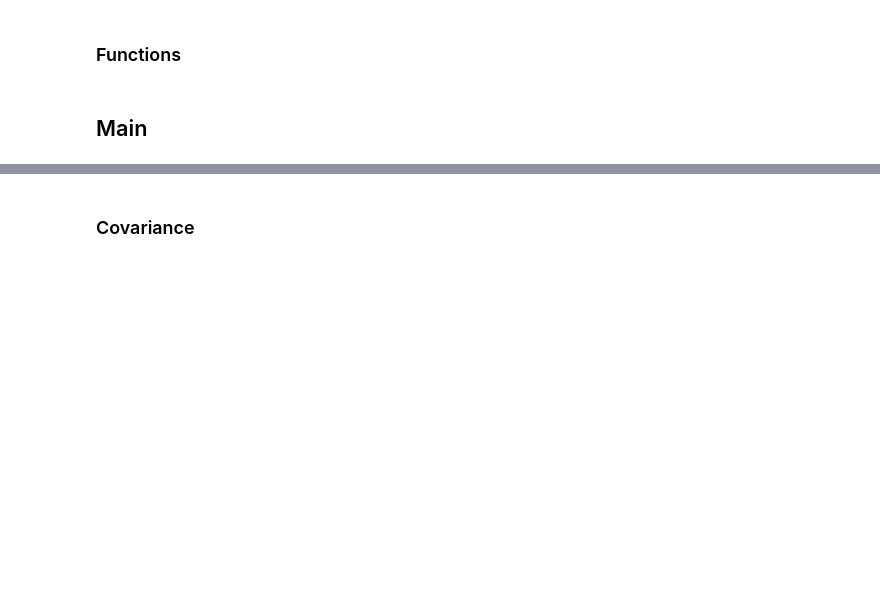
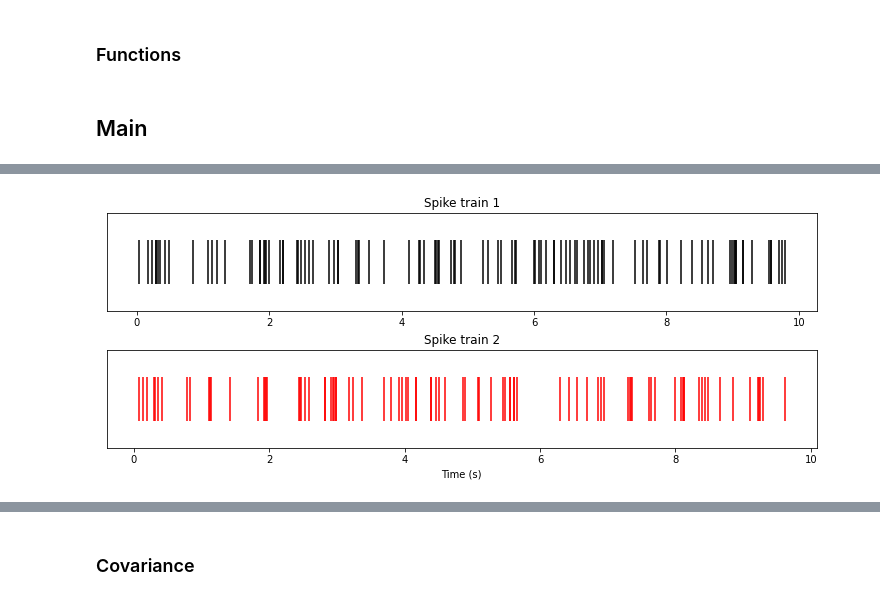
Before and after one commit to mwprestonjr/spike_synchrony, a Jupyter notebook: notebooks/demo_spike_train_correlation.ipynb, the cells around one changed output, grey strips where cells are left out. Saved outputs shown, nothing was run; the diff lists cells and outputs as text; code cells hidden in the pictures; blank space fills up the shorter version.

```diff
--- a/notebooks/demo_spike_train_correlation.ipynb
+++ b/notebooks/demo_spike_train_correlation.ipynb
@@ -30,0 +37,21 @@ if not os.path.exists(dir_out):
+# %%
+# simulate Poisson spike trains
+
+# initiate
+spp = elephant.spike_train_generation.StationaryPoissonProcess(rate=10*pq.Hz, t_start=0*pq.s, t_stop=10*pq.s)
+
+# get spikes
+# st_1 = spp_1.generate_spiketrain()
+st_2 = spp_1.generate_spiketrain()
+
+# plot spike trains
+fig, (ax1, ax2) = plt.subplots(2,1, figsize=(10, 4), constrained_layout=True)
+ax1.eventplot(st_1.times, color='k', linelengths=0.5)
+ax1.set_title('Spike train 1')
+ax2.eventplot(st_2.times, color='r', linelengths=0.5)
+ax2.set_title('Spike train 2')
+ax2.set_xlabel('Time (s)')
+for ax in [ax1, ax2]:
+    ax.set_yticks([])
+# %% [output]
+[figure, added]
```
Also changed, not shown: parts of 7 cells of this notebook.
